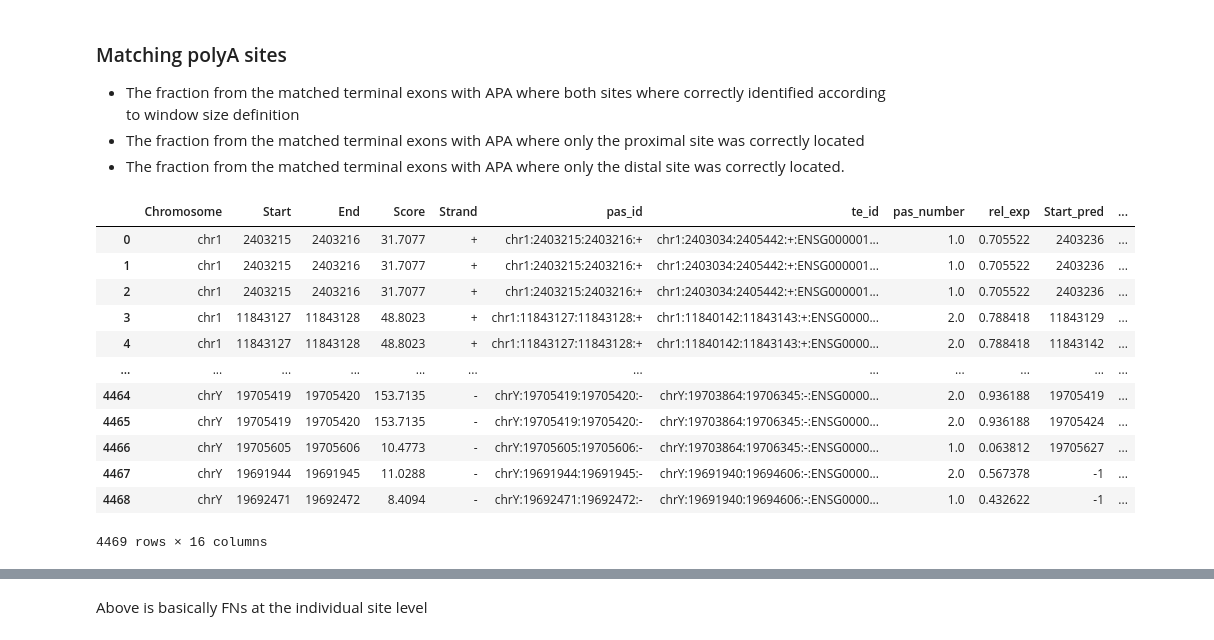
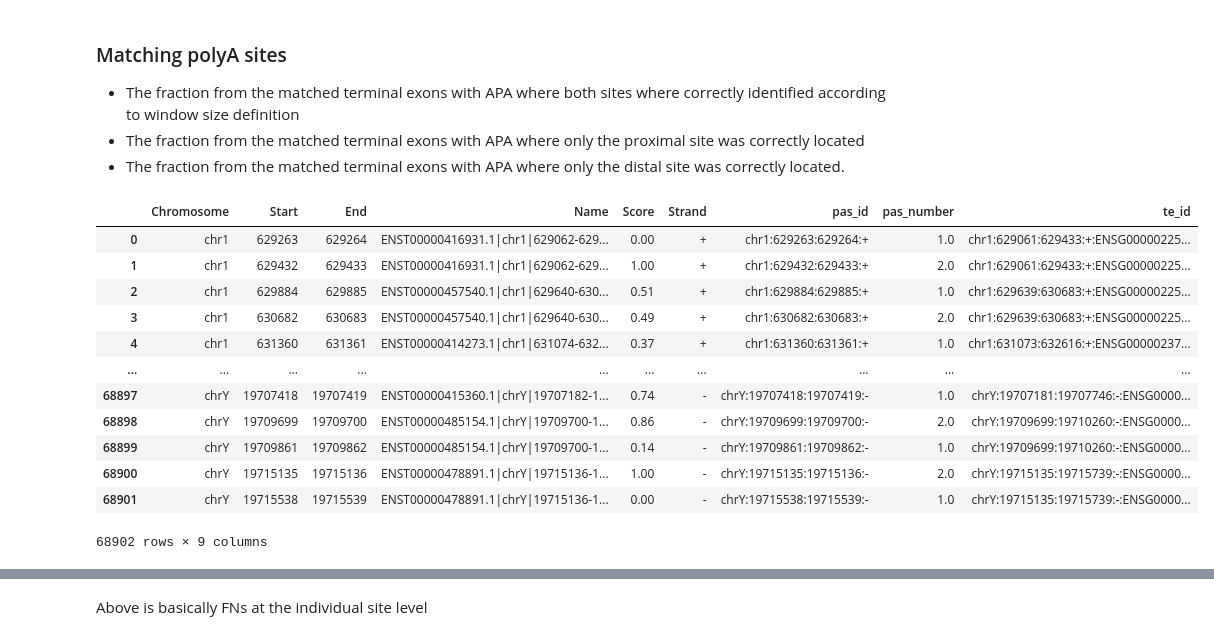
Before and after one commit to iRNA-COSI/APAeval, a Jupyter notebook: summary_workflows/relative_quantification/poc/relative_quant_poc.ipynb, the cells around one changed output, grey strips where cells are left out. Drawn from its saved outputs; the diff is of its cells as text; code cells hidden in the pictures.

```diff
--- a/summary_workflows/relative_quantification/poc/relative_quant_poc.ipynb
+++ b/summary_workflows/relative_quantification/poc/relative_quant_poc.ipynb
@@ -1306,24 +1312,52 @@ Jaccard index for DaPars at TE level - 0.07171779141104294
 - The fraction from the matched terminal exons with APA where only the proximal site was correctly located
 - The fraction from the matched terminal exons with APA where only the distal site was correctly located.
 # %%
-gt_pas_predn_pas = gt_pas_tes_rep[["Score", "pas_id", "te_id", "pas_number", "rel_exp"]].join(dapars_tes_joined_m[["Score", "pas_number","te_id", "Name"]],
-                                                                           slack=50,
-                                                                           how="left",
-                                                                           strandedness="same",
-                                                                           suffix="_pred")
+def annotate_te_pred_pas(pred_pas,
+                         annot_tes,
+                         keep_cols = ["te_id"],
+                         suffix="_gt"):
+    '''
+    '''
+    pred_cols = pred_pas.columns.tolist()
 
-gt_pas_predn_pas
+    upd_keep_cols = [col + suffix if col in pred_cols else col for col in keep_cols]
+
+    cols_to_keep = pred_cols + upd_keep_cols
+
+    # Annotate predicted PAS with a reference terminal exon ID
+    # NOTE: in final workflow following Matt's plan to reannotate execution workflow outputs, this step should not be necessary as predicted pas should already be annotated with te_ids
+
+    joined = pred_pas.join(annot_tes,
+                         strandedness="same",
+                         how="left",
+                         suffix=suffix)
+
+    # Remove sites with no overlapping annotate TE
+
+    return joined.subset(lambda df: df["Start" + suffix] != -1)[cols_to_keep]
+
+
+
+pred_mayr_cd5_dapars_te = annotate_te_pred_pas(pr.PyRanges(pred_mayr_cd5_dapars.as_df(), int64=True),
+                     pr.PyRanges(m_te_mayr_cd_r3_tpm_filt.as_df(), int64=True)
+                    )
+
+pred_mayr_cd5_dapars2_te = annotate_te_pred_pas(pr.PyRanges(pred_mayr_cd5_dapars2.as_df(), int64=True),
+                                             pr.PyRanges(m_te_mayr_cd_r3_tpm_filt.as_df(), int64=True)
+                                             )
+
+pred_mayr_cd5_dapars_te
 # %% [output]
-|  | Chromosome | Start | End | Score | Strand | pas_id | te_id | pas_number | rel_exp | Start_pred | ... |
-| 0 | chr1 | 2403215 | 2403216 | 31.7077 | + | chr1:2403215:2403216:+ | chr1:2403034:2405442:+:ENSG000001... | 1.0 | 0.705522 | 2403236 | ... |
-| 1 | chr1 | 2403215 | 2403216 | 31.7077 | + | chr1:2403215:2403216:+ | chr1:2403034:2405442:+:ENSG000001... | 1.0 | 0.705522 | 2403236 | ... |
-| 2 | chr1 | 2403215 | 2403216 | 31.7077 | + | chr1:2403215:2403216:+ | chr1:2403034:2405442:+:ENSG000001... | 1.0 | 0.705522 | 2403236 | ... |
-| 3 | chr1 | 11843127 | 11843128 | 48.8023 | + | chr1:11843127:11843128:+ | chr1:11840142:11843143:+:ENSG0000... | 2.0 | 0.788418 | 11843129 | ... |
-| 4 | chr1 | 11843127 | 11843128 | 48.8023 | + | chr1:11843127:11843128:+ | chr1:11840142:11843143:+:ENSG0000... | 2.0 | 0.788418 | 11843142 | ... |
-| ... | ... | ... | ... | ... | ... | ... | ... | ... | ... | ... | ... |
-| 4464 | chrY | 19705419 | 19705420 | 153.7135 | - | chrY:19705419:19705420:- | chrY:19703864:19706345:-:ENSG0000... | 2.0 | 0.936188 | 19705419 | ... |
-| 4465 | chrY | 19705419 | 19705420 | 153.7135 | - | chrY:19705419:19705420:- | chrY:19703864:19706345:-:ENSG0000... | 2.0 | 0.936188 | 19705424 | ... |
-| 4466 | chrY | 19705605 | 19705606 | 10.4773 | - | chrY:19705605:19705606:- | chrY:19703864:19706345:-:ENSG0000... | 1.0 | 0.063812 | 19705627 | ... |
-| 4467 | chrY | 19691944 | 19691945 | 11.0288 | - | chrY:19691944:19691945:- | chrY:19691940:19694606:-:ENSG0000... | 2.0 | 0.567378 | -1 | ... |
-| 4468 | chrY | 19692471 | 19692472 | 8.4094 | - | chrY:19692471:19692472:- | chrY:19691940:19694606:-:ENSG0000... | 1.0 | 0.432622 | -1 | ... |
+|  | Chromosome | Start | End | Name | Score | Strand | pas_id | pas_number | te_id |
+| 0 | chr1 | 629263 | 629264 | ENST00000416931.1|chr1|629062-629... | 0.00 | + | chr1:629263:629264:+ | 1.0 | chr1:629061:629433:+:ENSG00000225... |
+| 1 | chr1 | 629432 | 629433 | ENST00000416931.1|chr1|629062-629... | 1.00 | + | chr1:629432:629433:+ | 2.0 | chr1:629061:629433:+:ENSG00000225... |
+| 2 | chr1 | 629884 | 629885 | ENST00000457540.1|chr1|629640-630... | 0.51 | + | chr1:629884:629885:+ | 1.0 | chr1:629639:630683:+:ENSG00000225... |
+| 3 | chr1 | 630682 | 630683 | ENST00000457540.1|chr1|629640-630... | 0.49 | + | chr1:630682:630683:+ | 2.0 | chr1:629639:630683:+:ENSG00000225... |
+| 4 | chr1 | 631360 | 631361 | ENST00000414273.1|chr1|631074-632... | 0.37 | + | chr1:631360:631361:+ | 1.0 | chr1:631073:632616:+:ENSG00000237... |
+| ... | ... | ... | ... | ... | ... | ... | ... | ... | ... |
+| 68897 | chrY | 19707418 | 19707419 | ENST00000415360.1|chrY|19707182-1... | 0.74 | - | chrY:19707418:19707419:- | 1.0 | chrY:19707181:19707746:-:ENSG0000... |
+| 68898 | chrY | 19709699 | 19709700 | ENST00000485154.1|chrY|19709700-1... | 0.86 | - | chrY:19709699:19709700:- | 2.0 | chrY:19709699:19710260:-:ENSG0000... |
+| 68899 | chrY | 19709861 | 19709862 | ENST00000485154.1|chrY|19709700-1... | 0.14 | - | chrY:19709861:19709862:- | 1.0 | chrY:19709699:19710260:-:ENSG0000... |
+| 68900 | chrY | 19715135 | 19715136 | ENST00000478891.1|chrY|19715136-1... | 1.00 | - | chrY:19715135:19715136:- | 2.0 | chrY:19715135:19715739:-:ENSG0000... |
+| 68901 | chrY | 19715538 | 19715539 | ENST00000478891.1|chrY|19715136-1... | 0.00 | - | chrY:19715538:19715539:- | 1.0 | chrY:19715135:19715739:-:ENSG0000... |
-4469 rows × 16 columns
+68902 rows × 9 columns
```
Also changed, not shown: parts of 41 cells of this notebook.
